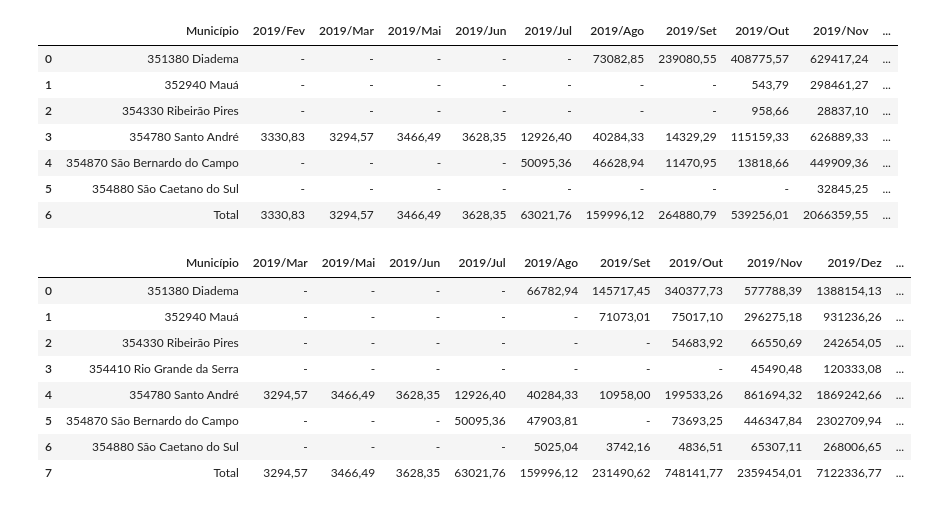
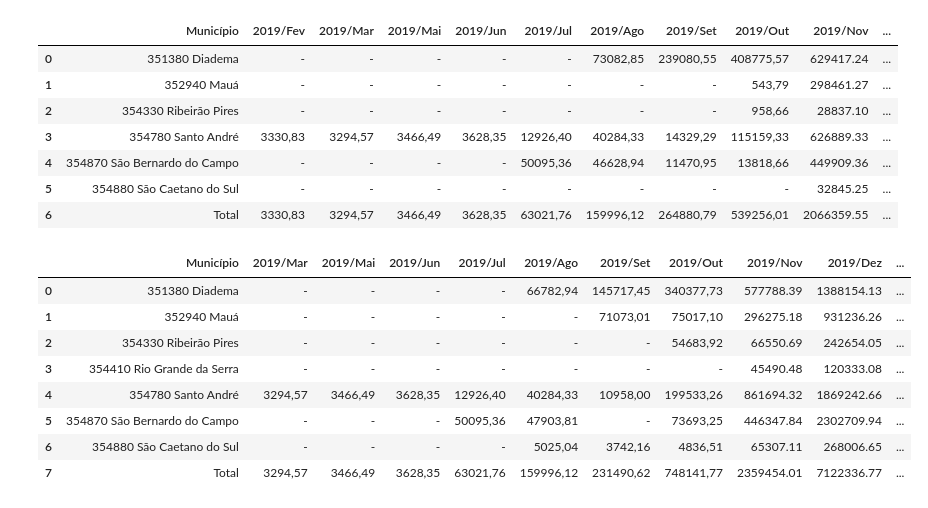
Before and after one commit to brunarigo/DS-project01-datasus-analysis, a Jupyter notebook: Notebooks/Project01_Datasus_Analysis.ipynb, the cells around one changed output. Cells and saved outputs as stored; diff of their text form; code cells hidden in the pictures.

```diff
--- a/Notebooks/Project01_Datasus_Analysis.ipynb
+++ b/Notebooks/Project01_Datasus_Analysis.ipynb
@@ -6,27 +6,29 @@ import pandas as pd
 URL1 = 'https://raw.githubusercontent.com/brunarigo/DS-project01-datasus-analysis/main/Data/A170947189_28_143_208_ABCLocInt.csv'
 URL2 = 'https://raw.githubusercontent.com/brunarigo/DS-project01-datasus-analysis/main/Data/A171230189_28_143_208_ABCLocRes.csv'
 # %%
-dados_local_internacao = pd.read_csv(URL1, encoding='ISO-8859-1', sep=';')
+#Importando Local Internação
+dados_local_internacao = pd.read_csv(URL1, encoding='ISO-8859-1', sep=";", thousands=".", decimal=",")
 dados_local_internacao
 # %% [output]
 |  | Município | 2019/Fev | 2019/Mar | 2019/Mai | 2019/Jun | 2019/Jul | 2019/Ago | 2019/Set | 2019/Out | 2019/Nov | ... |
-| 0 | 351380 Diadema | - | - | - | - | - | 73082,85 | 239080,55 | 408775,57 | 629417,24 | ... |
-| 1 | 352940 Mauá | - | - | - | - | - | - | - | 543,79 | 298461,27 | ... |
-| 2 | 354330 Ribeirão Pires | - | - | - | - | - | - | - | 958,66 | 28837,10 | ... |
-| 3 | 354780 Santo André | 3330,83 | 3294,57 | 3466,49 | 3628,35 | 12926,40 | 40284,33 | 14329,29 | 115159,33 | 626889,33 | ... |
-| 4 | 354870 São Bernardo do Campo | - | - | - | - | 50095,36 | 46628,94 | 11470,95 | 13818,66 | 449909,36 | ... |
-| 5 | 354880 São Caetano do Sul | - | - | - | - | - | - | - | - | 32845,25 | ... |
-| 6 | Total | 3330,83 | 3294,57 | 3466,49 | 3628,35 | 63021,76 | 159996,12 | 264880,79 | 539256,01 | 2066359,55 | ... |
+| 0 | 351380 Diadema | - | - | - | - | - | 73082,85 | 239080,55 | 408775,57 | 629417.24 | ... |
+| 1 | 352940 Mauá | - | - | - | - | - | - | - | 543,79 | 298461.27 | ... |
+| 2 | 354330 Ribeirão Pires | - | - | - | - | - | - | - | 958,66 | 28837.10 | ... |
+| 3 | 354780 Santo André | 3330,83 | 3294,57 | 3466,49 | 3628,35 | 12926,40 | 40284,33 | 14329,29 | 115159,33 | 626889.33 | ... |
+| 4 | 354870 São Bernardo do Campo | - | - | - | - | 50095,36 | 46628,94 | 11470,95 | 13818,66 | 449909.36 | ... |
+| 5 | 354880 São Caetano do Sul | - | - | - | - | - | - | - | - | 32845.25 | ... |
+| 6 | Total | 3330,83 | 3294,57 | 3466,49 | 3628,35 | 63021,76 | 159996,12 | 264880,79 | 539256,01 | 2066359.55 | ... |
 # %%
-dados_local_residencia = pd.read_csv(URL2, encoding='ISO-8859-1', sep=';')
+#Importando Local de Residência
+dados_local_residencia = pd.read_csv(URL2, encoding='ISO-8859-1', sep=";", thousands=".", decimal=",")
 dados_local_residencia
 # %% [output]
 |  | Município | 2019/Mar | 2019/Mai | 2019/Jun | 2019/Jul | 2019/Ago | 2019/Set | 2019/Out | 2019/Nov | 2019/Dez | ... |
-| 0 | 351380 Diadema | - | - | - | - | 66782,94 | 145717,45 | 340377,73 | 577788,39 | 1388154,13 | ... |
-| 1 | 352940 Mauá | - | - | - | - | - | 71073,01 | 75017,10 | 296275,18 | 931236,26 | ... |
-| 2 | 354330 Ribeirão Pires | - | - | - | - | - | - | 54683,92 | 66550,69 | 242654,05 | ... |
-| 3 | 354410 Rio Grande da Serra | - | - | - | - | - | - | - | 45490,48 | 120333,08 | ... |
-| 4 | 354780 Santo André | 3294,57 | 3466,49 | 3628,35 | 12926,40 | 40284,33 | 10958,00 | 199533,26 | 861694,32 | 1869242,66 | ... |
-| 5 | 354870 São Bernardo do Campo | - | - | - | 50095,36 | 47903,81 | - | 73693,25 | 446347,84 | 2302709,94 | ... |
-| 6 | 354880 São Caetano do Sul | - | - | - | - | 5025,04 | 3742,16 | 4836,51 | 65307,11 | 268006,65 | ... |
-| 7 | Total | 3294,57 | 3466,49 | 3628,35 | 63021,76 | 159996,12 | 231490,62 | 748141,77 | 2359454,01 | 7122336,77 | ... |
+| 0 | 351380 Diadema | - | - | - | - | 66782,94 | 145717,45 | 340377,73 | 577788.39 | 1388154.13 | ... |
+| 1 | 352940 Mauá | - | - | - | - | - | 71073,01 | 75017,10 | 296275.18 | 931236.26 | ... |
+| 2 | 354330 Ribeirão Pires | - | - | - | - | - | - | 54683,92 | 66550.69 | 242654.05 | ... |
+| 3 | 354410 Rio Grande da Serra | - | - | - | - | - | - | - | 45490.48 | 120333.08 | ... |
+| 4 | 354780 Santo André | 3294,57 | 3466,49 | 3628,35 | 12926,40 | 40284,33 | 10958,00 | 199533,26 | 861694.32 | 1869242.66 | ... |
+| 5 | 354870 São Bernardo do Campo | - | - | - | 50095,36 | 47903,81 | - | 73693,25 | 446347.84 | 2302709.94 | ... |
+| 6 | 354880 São Caetano do Sul | - | - | - | - | 5025,04 | 3742,16 | 4836,51 | 65307.11 | 268006.65 | ... |
+| 7 | Total | 3294,57 | 3466,49 | 3628,35 | 63021,76 | 159996,12 | 231490,62 | 748141,77 | 2359454.01 | 7122336.77 | ... |
```
Also changed, not shown: parts of 25 cells of this notebook.
